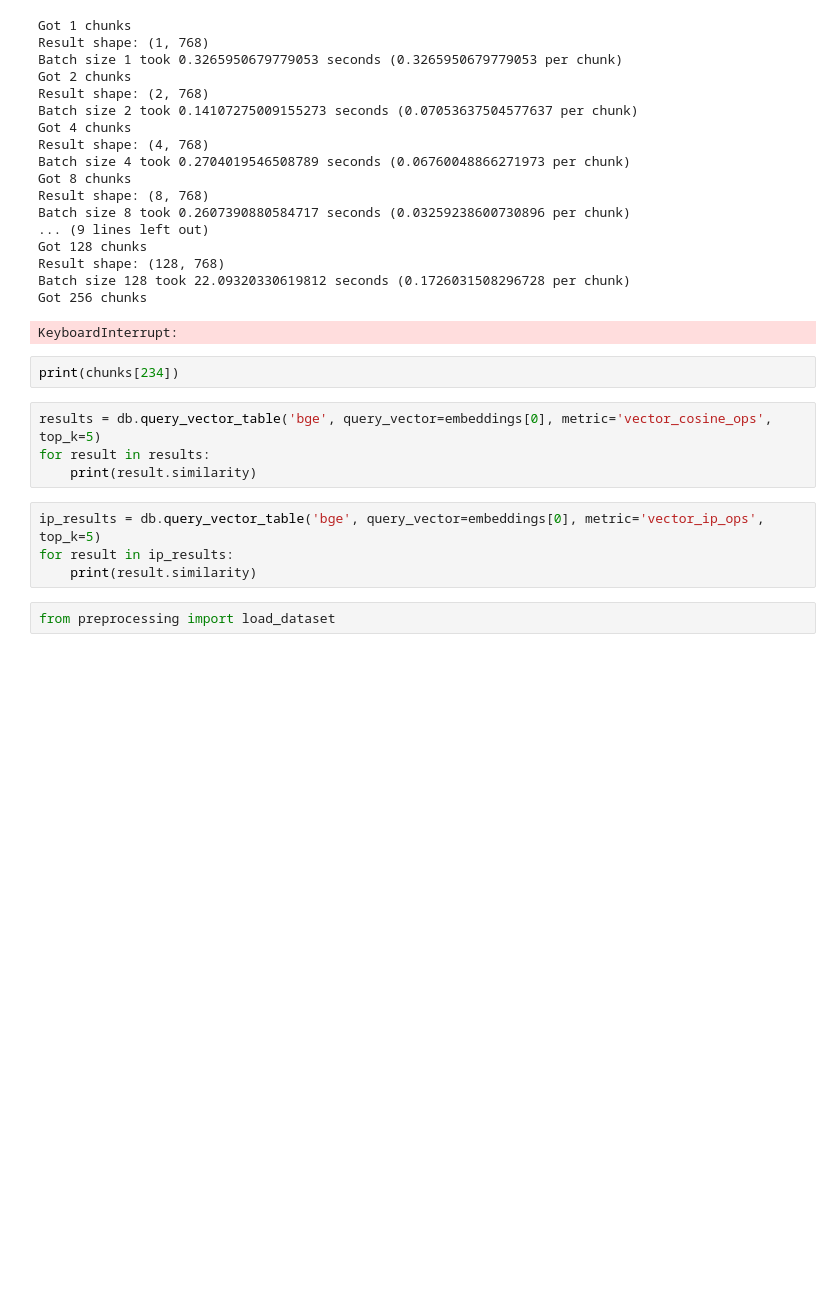
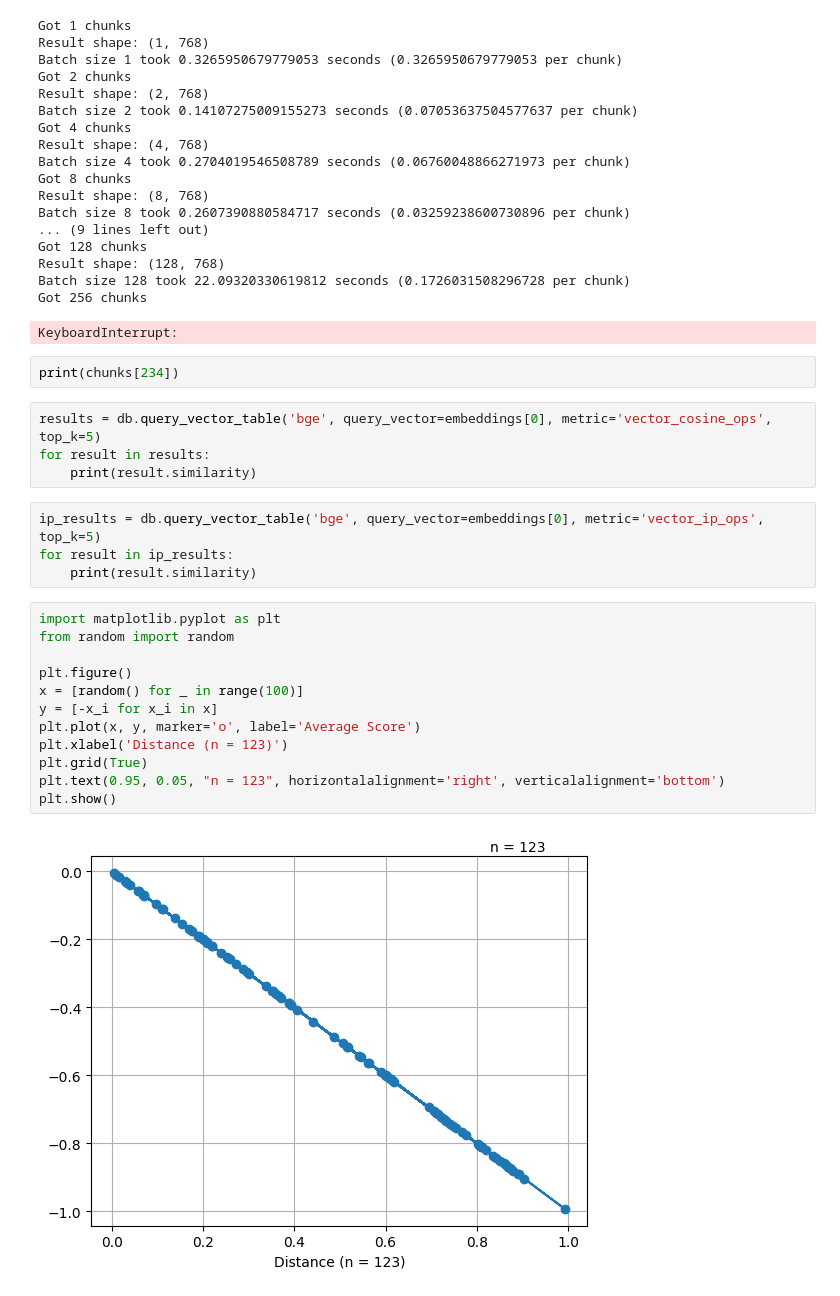
Before and after one commit to benjaminb/citeline, a Jupyter notebook: test_test.ipynb, the cells around one changed output. Saved outputs shown, nothing was run; the diff lists cells and outputs as text; blank space fills up the shorter version.

```diff
--- a/test_test.ipynb
+++ b/test_test.ipynb
@@ -140,5 +140,17 @@ for result in results:
 ip_results = db.query_vector_table('bge', query_vector=embeddings[0], metric='vector_ip_ops', top_k=5)
 for result in ip_results:
     print(result.similarity)
-# %%
-from preprocessing import load_dataset
+# %%
+import matplotlib.pyplot as plt
+from random import random
+
+plt.figure()
+x = [random() for _ in range(100)]
+y = [-x_i for x_i in x]
+plt.plot(x, y, marker='o', label='Average Score')
+plt.xlabel('Distance (n = 123)')
+plt.grid(True)
+plt.text(0.95, 0.05, "n = 123", horizontalalignment='right', verticalalignment='bottom')
+plt.show()
+# %% [output]
+[figure, added]
```
Also changed, not shown: 2 other files.
